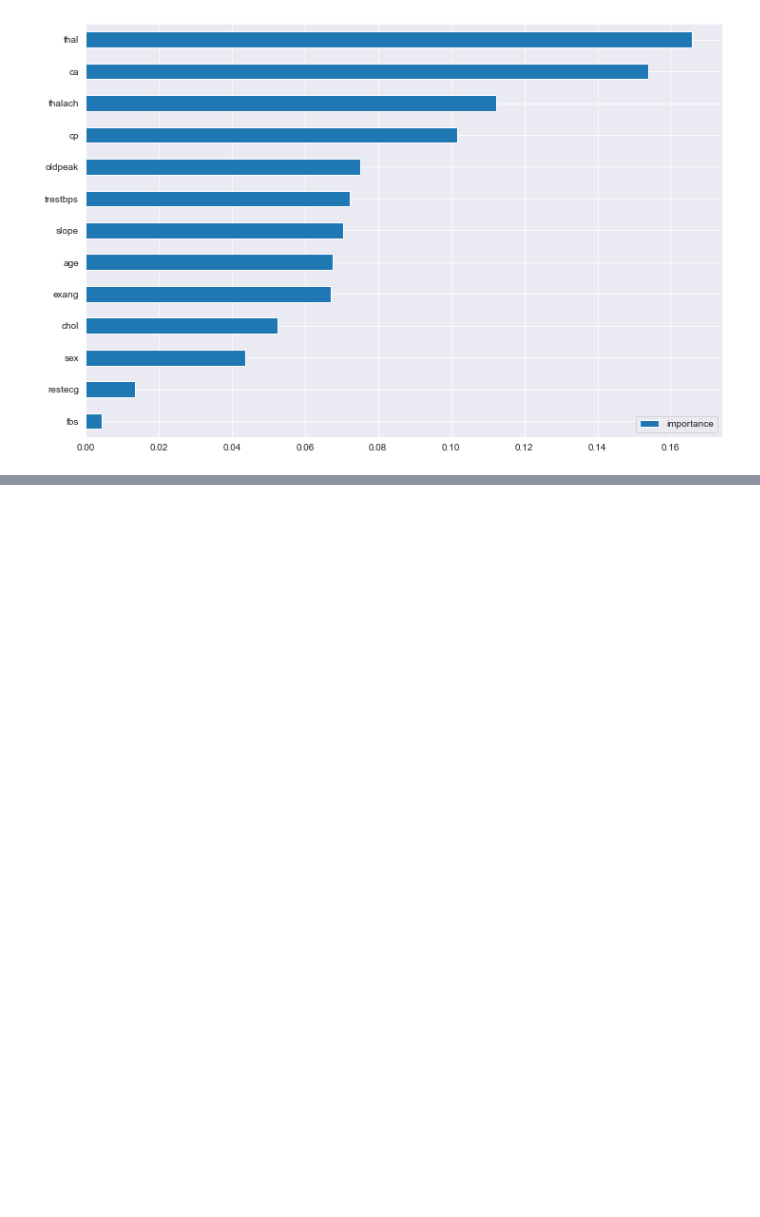
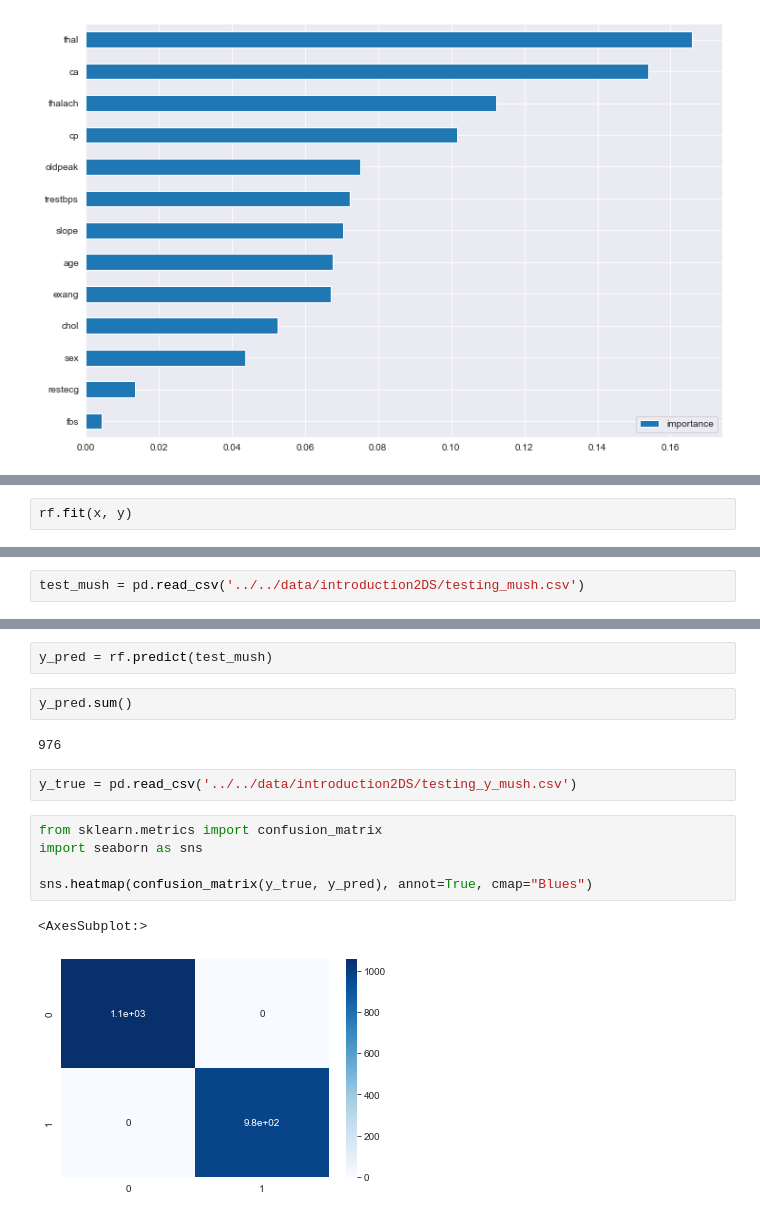
Before and after one commit to s70c3/Stepik-Courses, a Jupyter notebook: notebooks/introduction2DS/RandomForest.ipynb, the cells around one changed output, grey strips where cells are left out. Drawn from its saved outputs; the diff is of its cells as text; blank space fills up the shorter version.

```diff
--- a/notebooks/introduction2DS/RandomForest.ipynb
+++ b/notebooks/introduction2DS/RandomForest.ipynb
@@ -42,0 +66,2 @@ imp.sort_values('importance').plot(kind='barh', figsize=(12, 8))
+# %%
+rf.fit(x, y)
@@ -42,0 +81,2 @@ imp.sort_values('importance').plot(kind='barh', figsize=(12, 8))
+# %%
+test_mush = pd.read_csv('../../data/introduction2DS/testing_mush.csv')
@@ -42,0 +93,16 @@ imp.sort_values('importance').plot(kind='barh', figsize=(12, 8))
+# %%
+y_pred = rf.predict(test_mush)
+# %%
+y_pred.sum()
+# %% [output]
+976
+# %%
+y_true = pd.read_csv('../../data/introduction2DS/testing_y_mush.csv')
+# %%
+from sklearn.metrics import confusion_matrix
+import seaborn as sns
+
+sns.heatmap(confusion_matrix(y_true, y_pred), annot=True, cmap="Blues")
+# %% [output]
+<AxesSubplot:>
+[figure, added]
```
Also changed, not shown: parts of 10 cells of this notebook.
